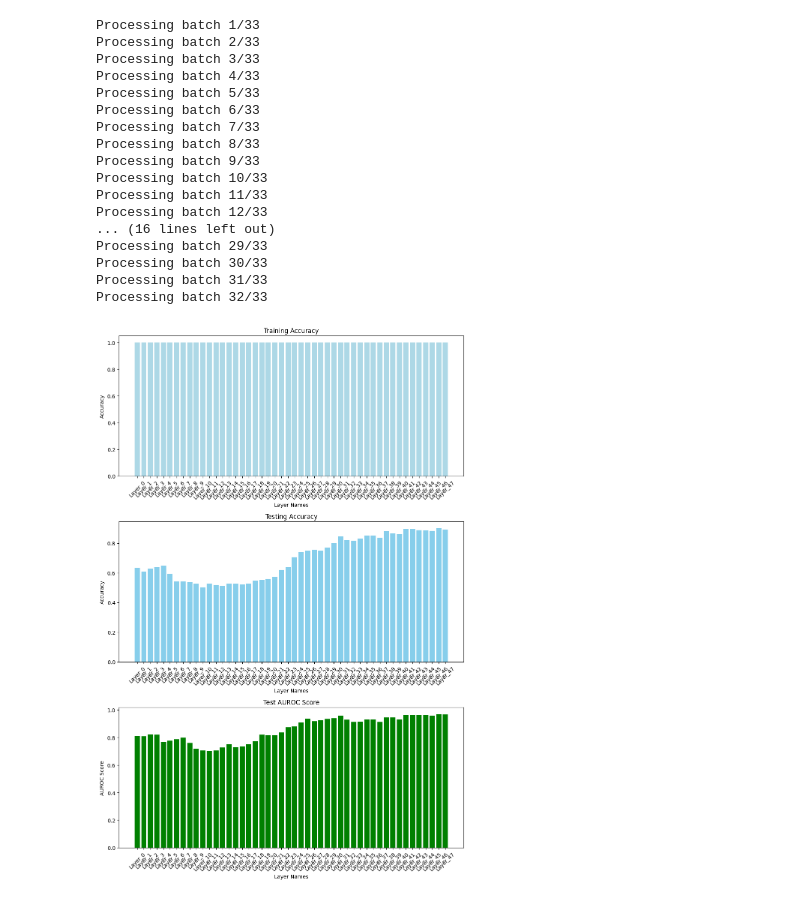
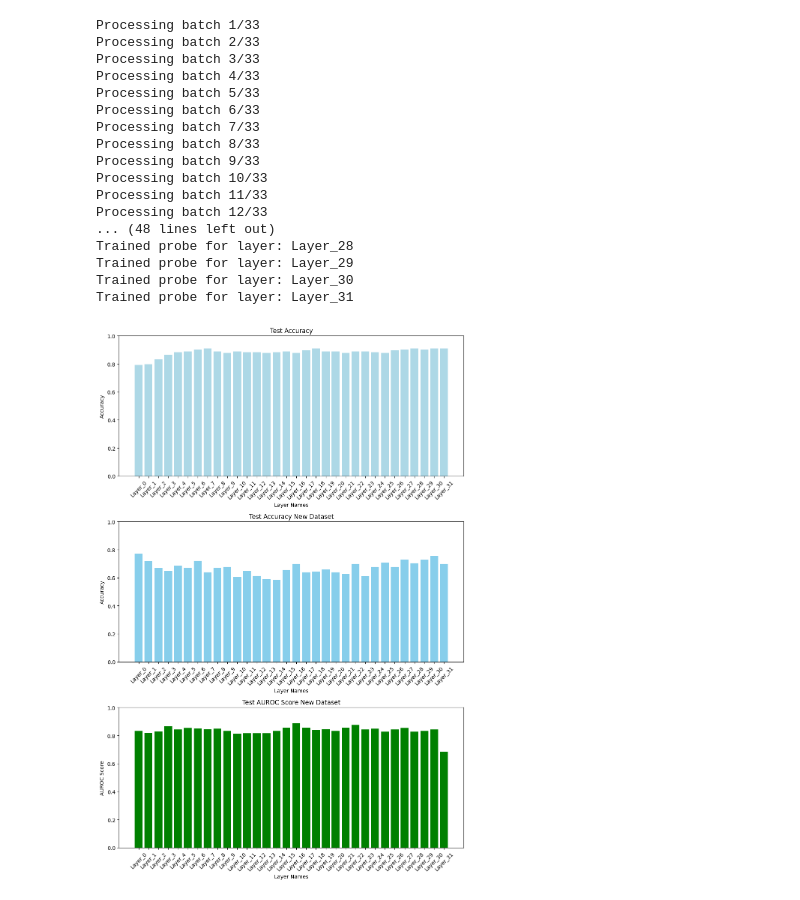
Before and after one commit to barbonara/anomalous-concept-detection, a Jupyter notebook: test.ipynb, the cells around one changed output. Saved outputs shown, nothing was run; the diff lists cells and outputs as text; code cells hidden in the pictures.

```diff
--- a/test.ipynb
+++ b/test.ipynb
@@ -60,27 +56,28 @@ Processing batch 65/65
 # %%
 test_dataset = utils.Dataset()
-test_dataset.load_data('datasets/(non)animal_2000_gpt-4-turbo.csv', 'Animal', 'Non-Animal')
+test_dataset.load_data('datasets/hc_animal_phi3_inputs.csv', 'Animal', 'Non-Animal')
 test_dataset_size = dataset_size
 test_dataset_size = 256
 
 test_dataset_1, labels = test_dataset.combine_dataset_get_labels(test_dataset_size)
-_ = model.train_and_evaluate_probes(test_dataset_1, labels)
+_ = model.train_and_evaluate_probes(test_dataset_1, labels, max_iter = 10000, use_old_test_dataset=True)
+# model.train_and_evaluate_probes(max_iter = 10000)
 # %% [output]
 Processing batch 1/33
 Processing batch 2/33
 Processing batch 3/33
 Processing batch 4/33
 Processing batch 5/33
 Processing batch 6/33
 Processing batch 7/33
 Processing batch 8/33
 Processing batch 9/33
 Processing batch 10/33
 Processing batch 11/33
 Processing batch 12/33
-... (16 lines left out)
-Processing batch 29/33
-Processing batch 30/33
-Processing batch 31/33
-Processing batch 32/33
+... (48 lines left out)
+Trained probe for layer: Layer_28
+Trained probe for layer: Layer_29
+Trained probe for layer: Layer_30
+Trained probe for layer: Layer_31
-[figure, old version]
+[figure, new version]
```
Also changed, not shown: parts of 3 cells of this notebook, 4 other files.
